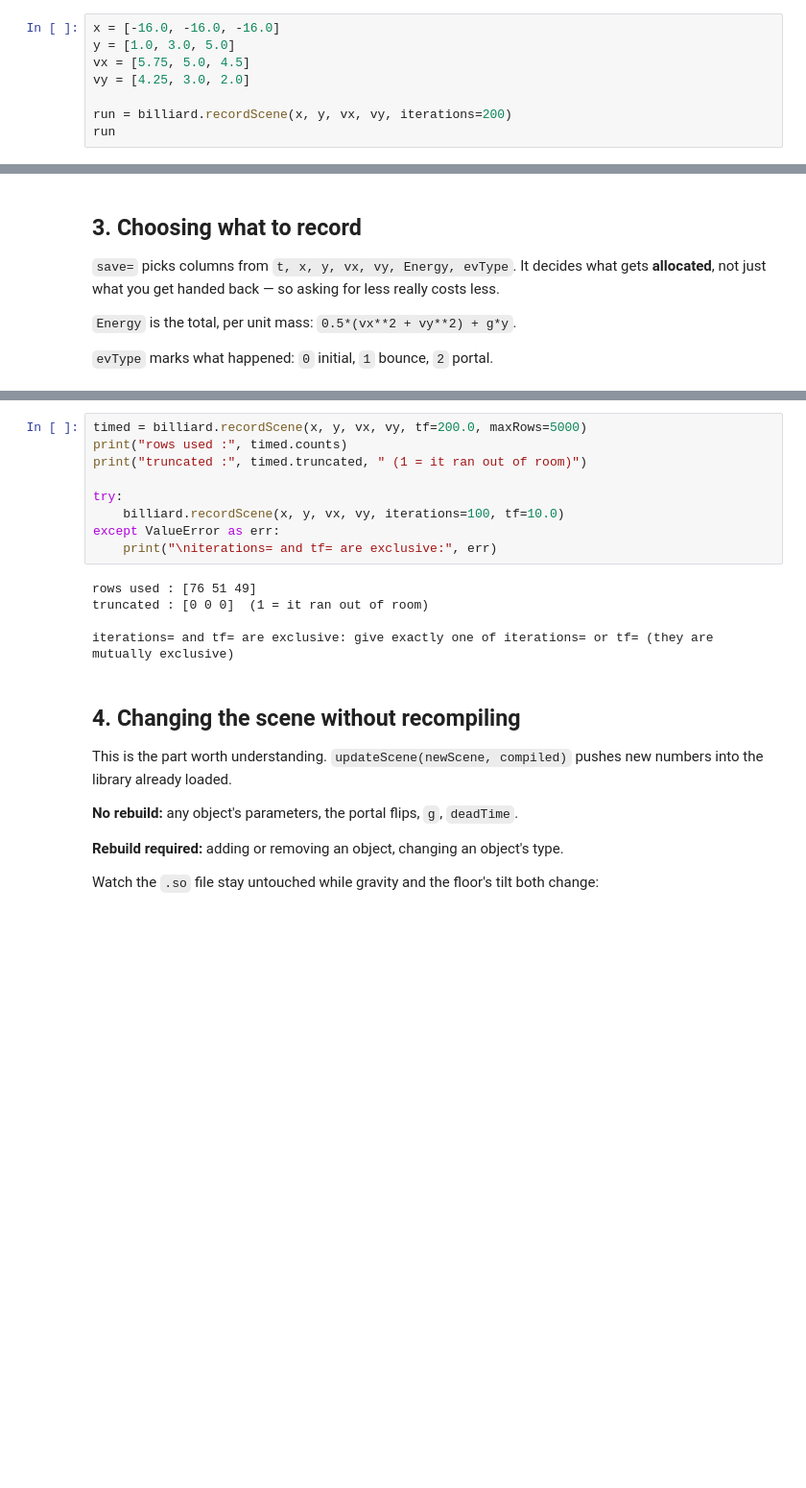
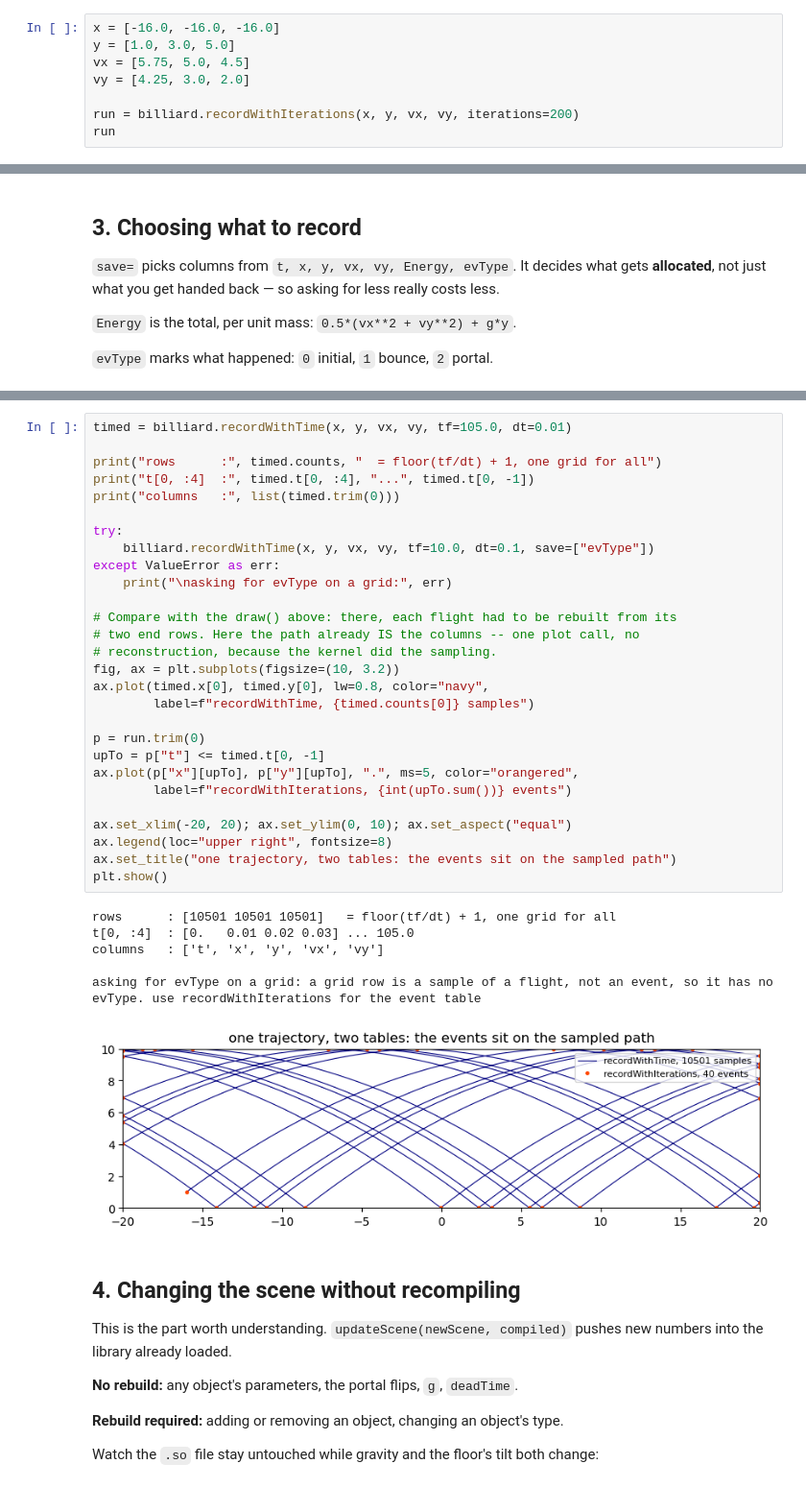
Before and after one commit to Farinha96br/AnalyticBilliard, a Jupyter notebook: gettingStarted.ipynb, the cells around one changed output, grey strips where cells are left out. Shown at 96% size. Cells and saved outputs as stored; diff of their text form; blank space fills up the shorter version.

Commit message:
split recordScene to recordWithTime and recordWithIterations

```diff
--- a/gettingStarted.ipynb
+++ b/gettingStarted.ipynb
@@ -65,7 +70,7 @@ y = [1.0, 3.0, 5.0]
 vx = [5.75, 5.0, 4.5]
 vy = [4.25, 3.0, 2.0]
 
-run = billiard.recordScene(x, y, vx, vy, iterations=200)
+run = billiard.recordWithIterations(x, y, vx, vy, iterations=200)
 run
 # %% [output]
 <Record 3 particles x 201 rows, columns=['t', 'x', 'y', 'vx', 'vy', 'evType'], counts=[201, 201, 201]>
@@ -147,17 +167,38 @@ That drift is the honest error of the whole method: no timestep, so nothing accu
 # %%
-timed = billiard.recordScene(x, y, vx, vy, tf=200.0, maxRows=5000)
-print("rows used :", timed.counts)
-print("truncated :", timed.truncated, " (1 = it ran out of room)")
+timed = billiard.recordWithTime(x, y, vx, vy, tf=105.0, dt=0.01)
+
+print("rows      :", timed.counts, "  = floor(tf/dt) + 1, one grid for all")
+print("t[0, :4]  :", timed.t[0, :4], "...", timed.t[0, -1])
+print("columns   :", list(timed.trim(0)))
 
 try:
-    billiard.recordScene(x, y, vx, vy, iterations=100, tf=10.0)
+    billiard.recordWithTime(x, y, vx, vy, tf=10.0, dt=0.1, save=["evType"])
 except ValueError as err:
-    print("\niterations= and tf= are exclusive:", err)
+    print("\nasking for evType on a grid:", err)
+
+# Compare with the draw() above: there, each flight had to be rebuilt from its
+# two end rows. Here the path already IS the columns -- one plot call, no
+# reconstruction, because the kernel did the sampling.
+fig, ax = plt.subplots(figsize=(10, 3.2))
+ax.plot(timed.x[0], timed.y[0], lw=0.8, color="navy",
+        label=f"recordWithTime, {timed.counts[0]} samples")
+
+p = run.trim(0)
+upTo = p["t"] <= timed.t[0, -1]
+ax.plot(p["x"][upTo], p["y"][upTo], ".", ms=5, color="orangered",
+        label=f"recordWithIterations, {int(upTo.sum())} events")
+
+ax.set_xlim(-20, 20); ax.set_ylim(0, 10); ax.set_aspect("equal")
+ax.legend(loc="upper right", fontsize=8)
+ax.set_title("one trajectory, two tables: the events sit on the sampled path")
+plt.show()
 # %% [output]
-rows used : [76 51 49]
-truncated : [0 0 0]  (1 = it ran out of room)
+rows      : [10501 10501 10501]   = floor(tf/dt) + 1, one grid for all
+t[0, :4]  : [0.   0.01 0.02 0.03] ... 105.0
+columns   : ['t', 'x', 'y', 'vx', 'vy']
 
-iterations= and tf= are exclusive: give exactly one of iterations= or tf= (they are mutually exclusive)
+asking for evType on a grid: a grid row is a sample of a flight, not an event, so it has no evType. use recordWithIterations for the event table
+[figure, added]
 # %% [markdown]
 ## 4. Changing the scene without recompiling
 
```
Also changed, not shown: parts of 11 cells of this notebook, 6 other files.
